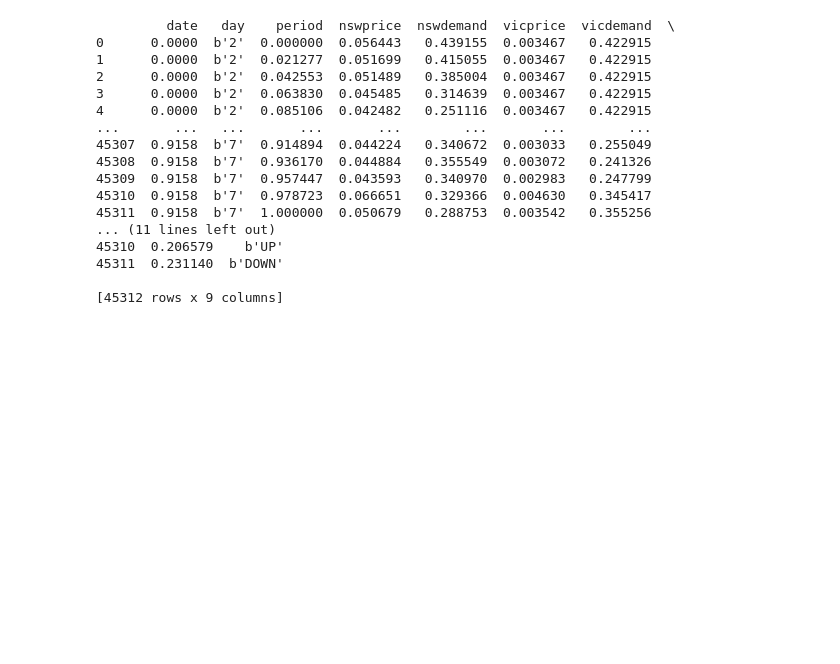
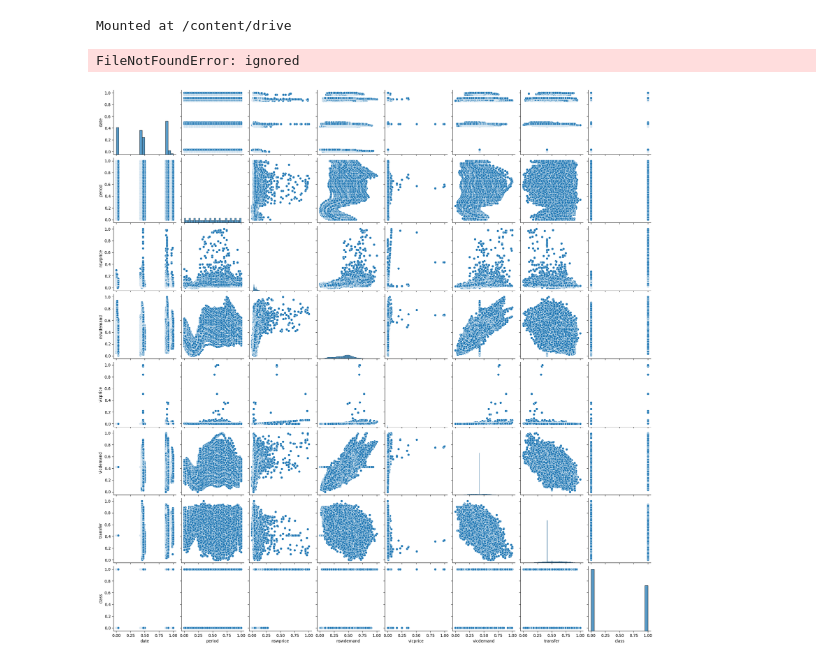
Before and after one commit to tristan0huang/ECS171, a Jupyter notebook: ECS_171_FinalProject.ipynb, the cells around one changed output. Drawn from its saved outputs; the diff is of its cells as text; code cells hidden in the pictures; blank space fills up the shorter version.

Commit message:
aded basic regression and pairplot
attempted long short term memory network

```diff
--- a/ECS_171_FinalProject.ipynb
+++ b/ECS_171_FinalProject.ipynb
@@ -1,25 +15,21 @@
+# %%
+from google.colab import drive
+drive.mount('/content/drive')
+# %% [output]
+Mounted at /content/drive
 # %%
-from scipy.io import arff
-import pandas as pd
-
 data = arff.loadarff(r"C:\ECS170\ECS_171_FinalProject\electricity-normalized.arff")
 df = pd.DataFrame(data[0])
-print(df)
+df.shape
 # %% [output]
-         date   day    period  nswprice  nswdemand  vicprice  vicdemand  \
-0      0.0000  b'2'  0.000000  0.056443   0.439155  0.003467   0.422915
-1      0.0000  b'2'  0.021277  0.051699   0.415055  0.003467   0.422915
-2      0.0000  b'2'  0.042553  0.051489   0.385004  0.003467   0.422915
-3      0.0000  b'2'  0.063830  0.045485   0.314639  0.003467   0.422915
-4      0.0000  b'2'  0.085106  0.042482   0.251116  0.003467   0.422915
-...       ...   ...       ...       ...        ...       ...        ...
-45307  0.9158  b'7'  0.914894  0.044224   0.340672  0.003033   0.255049
-45308  0.9158  b'7'  0.936170  0.044884   0.355549  0.003072   0.241326
-45309  0.9158  b'7'  0.957447  0.043593   0.340970  0.002983   0.247799
-45310  0.9158  b'7'  0.978723  0.066651   0.329366  0.004630   0.345417
-45311  0.9158  b'7'  1.000000  0.050679   0.288753  0.003542   0.355256
-... (11 lines left out)
-45310  0.206579    b'UP'
-45311  0.231140  b'DOWN'
-
-[45312 rows x 9 columns]
+FileNotFoundError: ignored
+# %%
+data = arff.loadarff('/content/drive/MyDrive/ECS_171_Files/ECS171/electricity-normalized.arff')
+df = pd.DataFrame(data[0])
+df['class'] = df['class'].str.decode('utf-8') # remove byte string prefix
+df['class'] = df['class'].replace({'UP': 1, 'DOWN': 0})
+df.dropna(inplace=True)
+sns.pairplot(df)
+plt.show()
+# %% [output]
+[figure, added]
```
Also changed, not shown: parts of 4 cells of this notebook.
